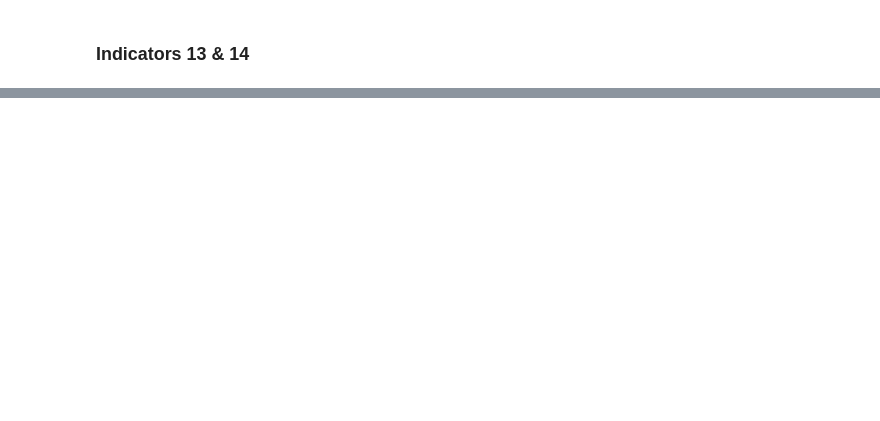
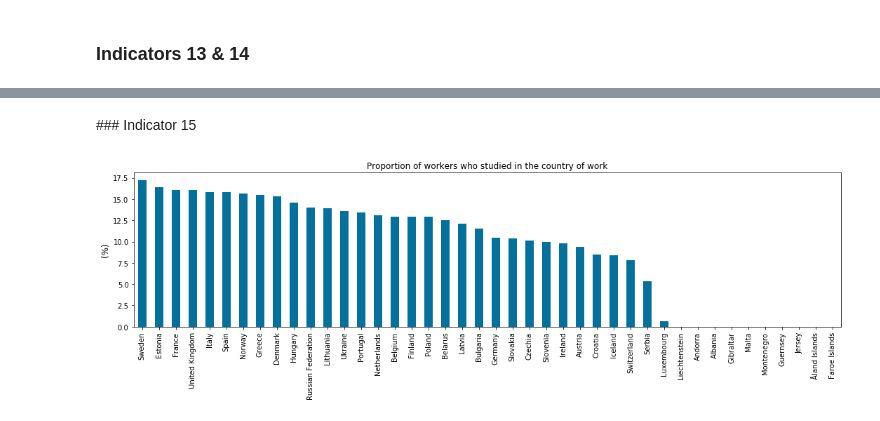
Before and after one commit to nestauk/inclusive-innovation-pilot, a Jupyter notebook: notebooks/EU-indicators-visualisation.ipynb, the cells around one changed output, grey strips where cells are left out. Saved outputs shown, nothing was run; the diff lists cells and outputs as text; code cells hidden in the pictures; blank space fills up the shorter version.

```diff
--- a/notebooks/EU-indicators-visualisation.ipynb
+++ b/notebooks/EU-indicators-visualisation.ipynb
@@ -206,0 +223,13 @@ plt.show()
+# %% [markdown]
+### Indicator 15
+# %%
+f, ax = plt.subplots(ncols=1, figsize=(15,5))
+
+pd.DataFrame.from_dict(work_and_study_place, orient='index').sort_values(0, ascending=False).plot(kind='bar', color='xkcd:ocean blue', legend=False, ax=ax)
+ax.set_title('Proportion of workers who studied in the country of work', fontsize=12)
+ax.set_ylabel('(%)', fontsize=12)
+
+plt.tight_layout()
+plt.show()
+# %% [output]
+[figure, added]
```
Also changed, not shown: parts of 9 cells of this notebook.
